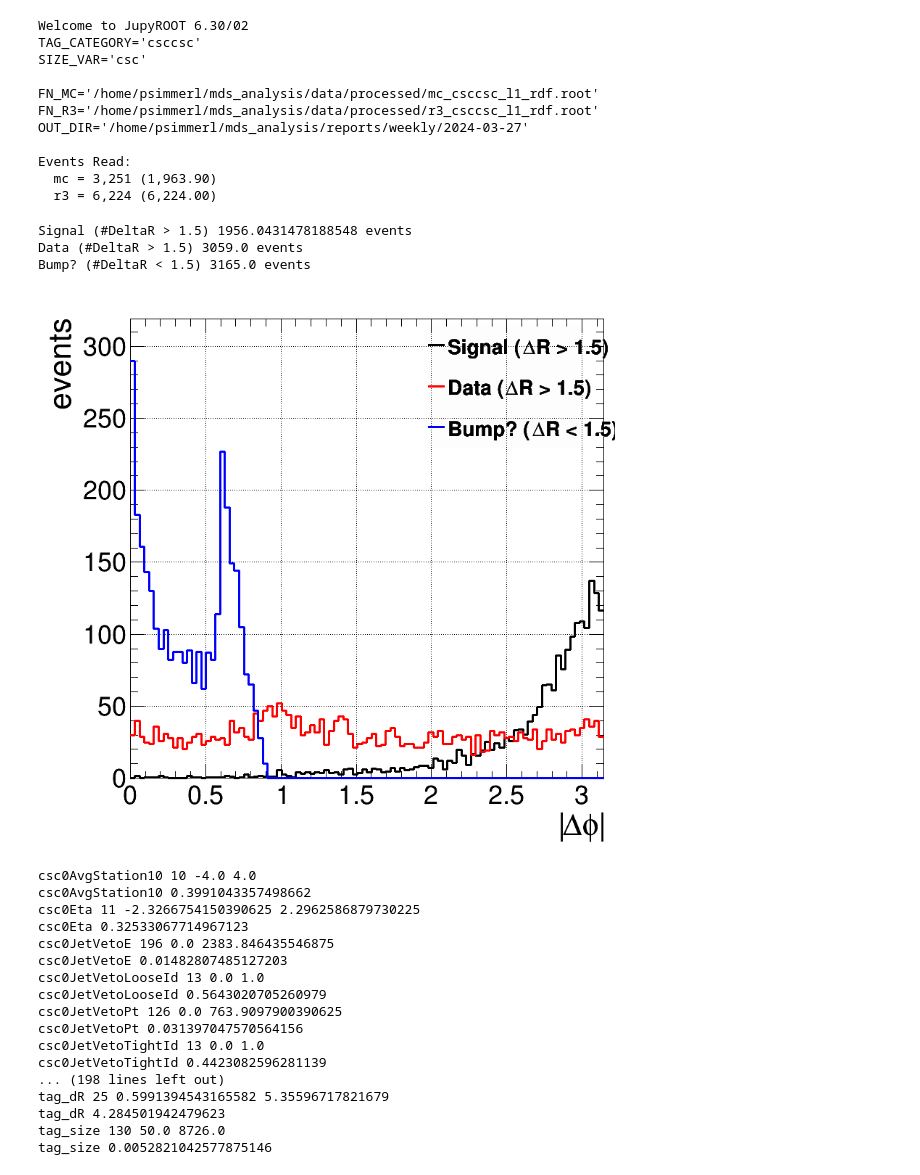
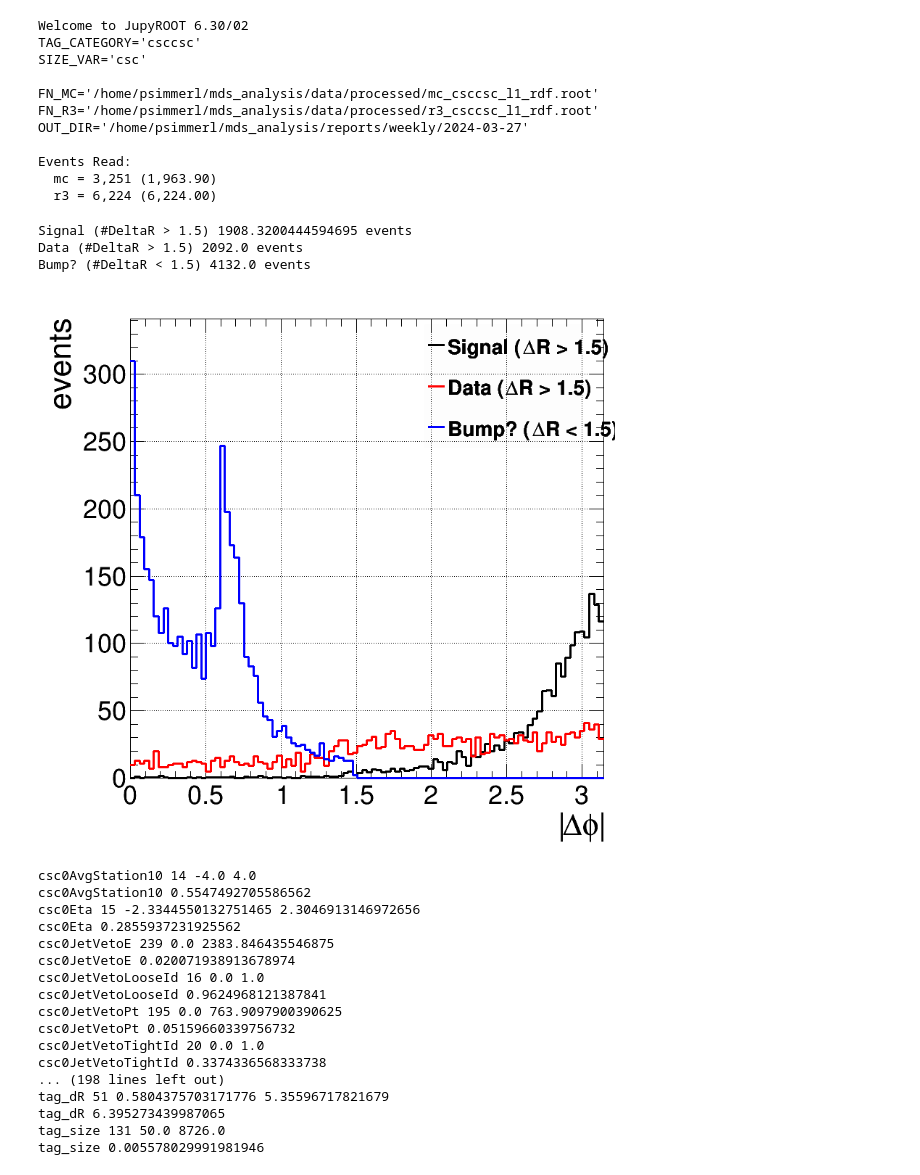
Before and after one commit to cms-lpc-llp/mds_analysis, a Jupyter notebook: notebooks/csccsc_dphi_bump.ipynb, the cells around one changed output. Cells and saved outputs as stored; diff of their text form; code cells hidden in the pictures.

```diff
--- a/notebooks/csccsc_dphi_bump.ipynb
+++ b/notebooks/csccsc_dphi_bump.ipynb
@@ -140,7 +140,8 @@ form =(txy_label,100,0,np.pi)
 dphi_cut = '1.0 < tag_dPhi'
 # Signal 1430.4849209496751 events
 # Data 1578.0 events
-bump_cut = '(0.55 < tag_dPhi) && (tag_dPhi < 0.8)'
+# bump_cut = '(0.55 < tag_dPhi) && (tag_dPhi < 0.8)'
+bump_cut = 'tag_dR < 1'
 
 better_bcut = '(csc1MaxStationRatio < 0.9)'
 # Signal 738.8019671965594 events
@@ -155,7 +156,7 @@ better_bcut = '!((csc1NStation10  == 1) && (csc1AvgStation10 > 2.5))'
 better_bcut = '!((csc1AvgStation10  == 4) && (csc1MaxStationRatio > 0.7))'
 
 better_bcut = 'tag_dEta > 0.5'
-better_bcut = 'tag_dR > 0.9'
+better_bcut = 'tag_dR > 1.5'#0.9'
 
 # **** #
 
@@ -176,37 +177,37 @@ h1 = rdfs['mc'].Filter(better_bcut).Histo1D(('Signal (#DeltaR > 1.5)',*form),xv,
 h2 = rdfs['r3'].Filter(better_bcut).Histo1D(('Data (#DeltaR > 1.5)',*form),xv,wt).GetValue()
 h3 = rdfs['r3'].Filter(f'!({better_bcut})').Histo1D(('Bump? (#DeltaR < 1.5)',*form),xv,wt).GetValue()
 hhs = [h1,h2, h3]
 
 
 hmax = max([h.GetMaximum() for h in hhs])
 # hmax = max([h.GetMaximum() / h.Integral() if h.Integral() else 0 for h in hhs])
 for ih, hh in enumerate(hhs):
     nev = hh.Integral()
     print(hh.GetName(), nev, 'events')
     if hmax < 1 and nev:
         hh.Scale(1/hh.Integral())
         hh.GetYaxis().SetTitle('fraction of events')
     hh.SetMinimum(0)
     hh.SetMaximum(hmax*1.1)
     hh.SetLineColor(SCL[ih])
     hh.SetLineWidth(3)
     hh.Draw('hist same')
     legend.AddEntry(hh, hh.GetName(), 'L')
 
 # l = TLine(1.0,0,1.0,hmax*1.1)
 # l.SetLineColor(rt.kMagenta)
 # l.SetLineWidth(3)
 # l.Draw()
 
 legend.Draw()
 
 legend.Draw()
 canvas.Draw()
 # %% [output]
-Signal (#DeltaR > 1.5) 1956.0431478188548 events
-Data (#DeltaR > 1.5) 3059.0 events
-Bump? (#DeltaR < 1.5) 3165.0 events
+Signal (#DeltaR > 1.5) 1908.3200444594695 events
+Data (#DeltaR > 1.5) 2092.0 events
+Bump? (#DeltaR < 1.5) 4132.0 events
-[figure, old version]
+[figure, new version]
 # %%
 # Dirty f-test to find potential variables
 vars = {str(c):0 for c in rdfs['r3'].GetColumnNames()}
@@ -239,23 +240,23 @@ for v in vars:
     vars[v] = rms
     print(v, rms)
 # %% [output]
-csc0AvgStation10 10 -4.0 4.0
-csc0AvgStation10 0.3991043357498662
-csc0Eta 11 -2.3266754150390625 2.2962586879730225
-csc0Eta 0.32533067714967123
-csc0JetVetoE 196 0.0 2383.846435546875
-csc0JetVetoE 0.01482807485127203
-csc0JetVetoLooseId 13 0.0 1.0
-csc0JetVetoLooseId 0.5643020705260979
-csc0JetVetoPt 126 0.0 763.9097900390625
-csc0JetVetoPt 0.031397047570564156
-csc0JetVetoTightId 13 0.0 1.0
-csc0JetVetoTightId 0.4423082596281139
+csc0AvgStation10 14 -4.0 4.0
+csc0AvgStation10 0.5547492705586562
+csc0Eta 15 -2.3344550132751465 2.3046913146972656
+csc0Eta 0.2855937231925562
+csc0JetVetoE 239 0.0 2383.846435546875
+csc0JetVetoE 0.020071938913678974
+csc0JetVetoLooseId 16 0.0 1.0
+csc0JetVetoLooseId 0.9624968121387841
+csc0JetVetoPt 195 0.0 763.9097900390625
+csc0JetVetoPt 0.05159660339756732
+csc0JetVetoTightId 20 0.0 1.0
+csc0JetVetoTightId 0.3374336568333738
 ... (198 lines left out)
-tag_dR 25 0.5991394543165582 5.35596717821679
-tag_dR 4.284501942479623
-tag_size 130 50.0 8726.0
-tag_size 0.0052821042577875146
+tag_dR 51 0.5804375703171776 5.35596717821679
+tag_dR 6.395273439987065
+tag_size 131 50.0 8726.0
+tag_size 0.005578029991981946
 # %%
 print(r'\begin{center}')
 print(r'\begin{tabular}{c|c}')
```
Also changed, not shown: parts of 4 cells of this notebook.
